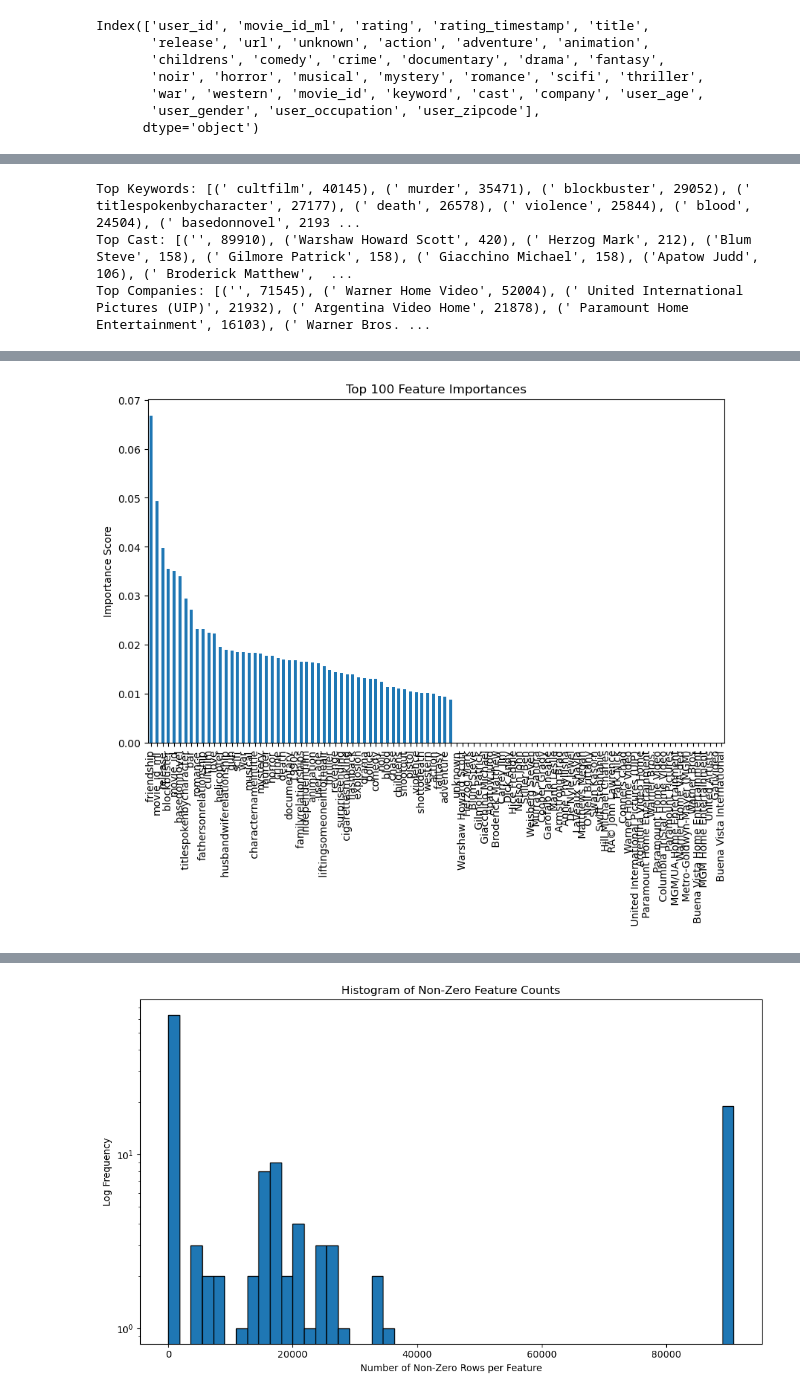
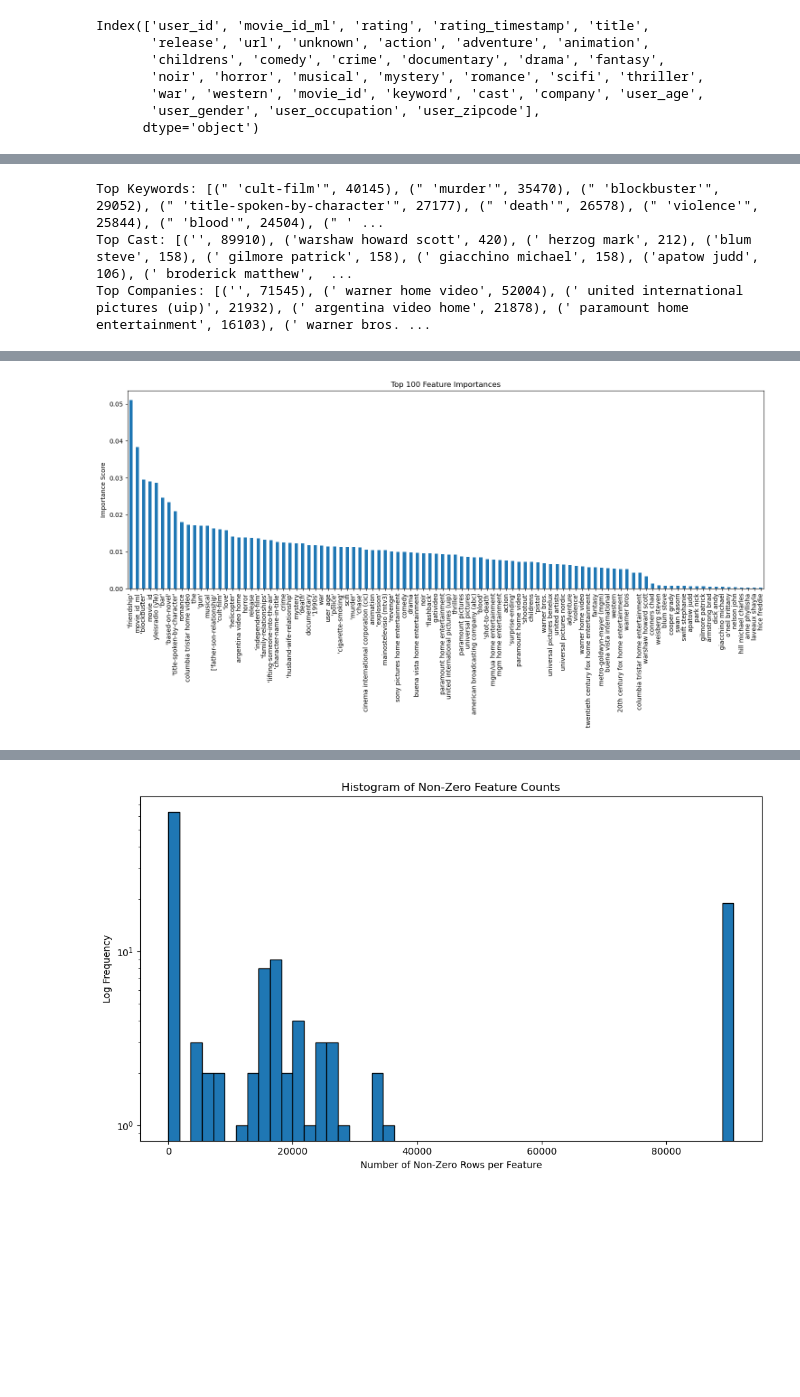
Before and after one commit to emrekuruu/MovieLens, a Jupyter notebook: data.ipynb, the cells around one changed output, grey strips where cells are left out. Saved outputs shown, nothing was run; the diff lists cells and outputs as text; code cells hidden in the pictures; blank space fills up the shorter version.

Commit message:
updated data analysis

```diff
--- a/data.ipynb
+++ b/data.ipynb
@@ -173,72 +173,86 @@ from sklearn.feature_extraction.text import CountVectorizer
 from sklearn.model_selection import train_test_split
 from sklearn.ensemble import RandomForestRegressor
 import matplotlib.pyplot as plt
+from sklearn.preprocessing import MinMaxScaler
+from collections import Counter
 
 # Merge the datasets
 user_movie_data = df_ratings.merge(movies_cast_company, on="movie_id_ml")
 user_data = user_movie_data.merge(df_users, on="user_id")
 
-# Step 1: Clean keywords
-user_data['cleaned_keywords'] = user_data['keyword'].apply(clean_keywords)
-user_data["cast_names"] = user_data["cast"].apply(extract_cast_names)
-user_data["company_names"] = user_data["company"].apply(extract_company_names)
+# Step 1: Clean keywords, cast, and company data
+user_data['cleaned_keywords'] = user_data['keyword'].fillna('').str.strip().str.lower()
+user_data['cast'] = user_data['cast'].fillna('').str.strip().str.lower()
+user_data['company'] = user_data['company'].fillna('').str.strip().str.lower()
 
-#keyword
+user_data['cast_names'] = user_data['cast'].apply(extract_cast_names)
+user_data['company_names'] = user_data['company'].apply(extract_company_names)
+
+# Analyze keywords
 all_keywords = user_data['cleaned_keywords'].str.split(',').explode()
 keyword_counts = Counter(all_keywords)
 top_keywords = keyword_counts.most_common(10)
 print("Top Keywords:", top_keywords)
 
-# cast
+# Analyze cast
 all_cast = user_data['cast_names'].str.split(',').explode()
 cast_counts = Counter(all_cast)
 top_cast = cast_counts.most_common(10)
 print("Top Cast:", top_cast)
 
-# comp
+# Analyze companies
 all_comp = user_data['company_names'].str.split(',').explode()
 comp_counts = Counter(all_comp)
 top_comp = comp_counts.most_common(10)
 print("Top Companies:", top_comp)
 
-#Use CountVectorizer with top keywords, cast, and company names for explicit encoding
+# Step 2: Use CountVectorizer with top keywords, cast, and company names for encoding
 top_k = 30  # Adjust based on memory constraints
 most_common_keywords = [keyword for keyword, _ in keyword_counts.most_common(top_k)]
 most_common_cast = [cast for cast, _ in cast_counts.most_common(top_k)]
 most_common_companies = [company for company, _ in comp_counts.most_common(top_k)]
 
-# Vectorizing the `cleaned_keywords`, `cast_names`, and `company_names` columns
-vectorizer_keywords = CountVectorizer(tokenizer=lambda x: x.split(','), vocabulary=most_common_keywords)
-vectorizer_cast = CountVectorizer(tokenizer=lambda x: x.split(','), vocabulary=most_common_cast)
-vectorizer_companies = CountVectorizer(tokenizer=lambda x: x.split(','), vocabulary=most_common_companies)
+# Vectorizing columns with CountVectorizer
+vectorizer_keywords = CountVectorizer(tokenizer=lambda x: x.split(','), lowercase=True, vocabulary=most_common_keywords)
+vectorizer_cast = CountVectorizer(tokenizer=lambda x: x.split(','), lowercase=True, vocabulary=most_common_cast)
+vectorizer_companies = CountVectorizer(tokenizer=lambda x: x.split(','), lowercase=True, vocabulary=most_common_companies)
 
 # Transform the columns
-keyword_matrix = vectorizer_keywords.fit_transform(user_data['cleaned_keywords'].fillna(''))
-cast_matrix = vectorizer_cast.fit_transform(user_data['cast_names'].fillna(''))
-company_matrix = vectorizer_companies.fit_transform(user_data['company_names'].fillna(''))
+keyword_matrix = vectorizer_keywords.fit_transform(user_data['cleaned_keywords'])
+cast_matrix = vectorizer_cast.fit_transform(user_data['cast_names'])
+company_matrix = vectorizer_companies.fit_transform(user_data['company_names'])
 
-# Convert the sparse matrices to DataFrames
+# Convert sparse matrices to DataFrames
 keyword_df = pd.DataFrame(keyword_matrix.toarray(), columns=vectorizer_keywords.get_feature_names_out())
 cast_df = pd.DataFrame(cast_matrix.toarray(), columns=vectorizer_cast.get_feature_names_out())
 company_df = pd.DataFrame(company_matrix.toarray(), columns=vectorizer_companies.get_feature_names_out())
 
-# Concatenate encoded keywords, cast, and company with user_data
+# Concatenate encoded data with user_data
 user_data = pd.concat([user_data.reset_index(drop=True), keyword_df, cast_df, company_df], axis=1)
 
 # Remove duplicate columns
 user_data = user_data.loc[:, ~user_data.columns.duplicated()]
 
-# Extract numeric columns
+# Step 3: Handle numeric columns and scaling
 numeric_user_data = user_data.select_dtypes(include=['number'])
+scaler = MinMaxScaler()
+numeric_user_data_scaled = pd.DataFrame(
+    scaler.fit_transform(numeric_user_data),
+    columns=numeric_user_data.columns
+)
 
-# Perform the aggregation (mean) on the numeric columns
+# Aggregate user data by mean
 user_features = numeric_user_data.groupby("user_id").mean()
 
-# Prepare for Random Forest feature importance
+# Check correlation
+corr = user_features.corr()
+print(corr["rating"].sort_values(ascending=False))
+
+# Step 4: Prepare data for model training
 X = user_features.drop("rating", axis=1)  # Drop target column
 y = user_features["rating"]
 
-# Split the data into training and testing sets
+# Split the data
 X_train, X_test, y_train, y_test = train_test_split(X, y, test_size=0.2, random_state=42)
 
 # Train Random Forest model
@@ -248,19 +262,31 @@ rf.fit(X_train, y_train)
 # Get feature importance scores
 feature_importances = pd.Series(rf.feature_importances_, index=X.columns)
 
+# Drop features with zero importance
+non_zero_features = feature_importances[feature_importances > 0].index
+X = X[non_zero_features]
+X_train = X_train[non_zero_features]
+X_test = X_test[non_zero_features]
+
+# Retrain the model with reduced features
+rf.fit(X_train, y_train)
+
 # Plot the top_n most important features
 top_n = 100
 top_features = feature_importances.nlargest(top_n)
 
-top_features.plot(kind="bar", figsize=(10, 6))
+plt.figure(figsize=(15, 8))
+top_features.plot(kind="bar")
 plt.title(f"Top {top_n} Feature Importances")
 plt.ylabel("Importance Score")
+plt.xticks(rotation=90)
+plt.tight_layout()
 plt.show()
 
 # Optionally, print the most important features
 print("Most important features:")
-print(feature_importances.sort_values(ascending=False))
+print(top_features)
 # %% [output]
-Top Keywords: [(' cultfilm', 40145), (' murder', 35471), (' blockbuster', 29052), (' titlespokenbycharacter', 27177), (' death', 26578), (' violence', 25844), (' blood', 24504), (' basedonnovel', 2193 ...
-Top Cast: [('', 89910), ('Warshaw Howard Scott', 420), (' Herzog Mark', 212), ('Blum Steve', 158), (' Gilmore Patrick', 158), (' Giacchino Michael', 158), ('Apatow Judd', 106), (' Broderick Matthew',  ...
-Top Companies: [('', 71545), (' Warner Home Video', 52004), (' United International Pictures (UIP)', 21932), (' Argentina Video Home', 21878), (' Paramount Home Entertainment', 16103), (' Warner Bros. ...
+Top Keywords: [(" 'cult-film'", 40145), (" 'murder'", 35470), (" 'blockbuster'", 29052), (" 'title-spoken-by-character'", 27177), (" 'death'", 26578), (" 'violence'", 25844), (" 'blood'", 24504), (" ' ...
+Top Cast: [('', 89910), ('warshaw howard scott', 420), (' herzog mark', 212), ('blum steve', 158), (' gilmore patrick', 158), (' giacchino michael', 158), ('apatow judd', 106), (' broderick matthew',  ...
+Top Companies: [('', 71545), (' warner home video', 52004), (' united international pictures (uip)', 21932), (' argentina video home', 21878), (' paramount home entertainment', 16103), (' warner bros. ...
@@ -267 +305 @@ Top Companies: [('', 71545), (' Warner Home Video', 52004), (' United Internatio
-[figure, old version]
+[figure, new version]
```
Also changed, not shown: parts of 2 cells of this notebook.
